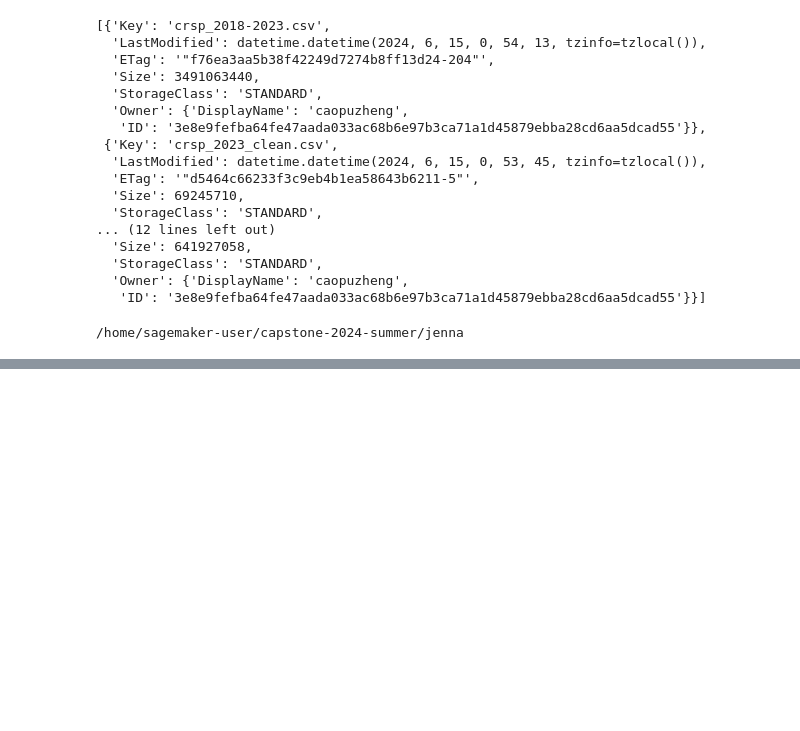
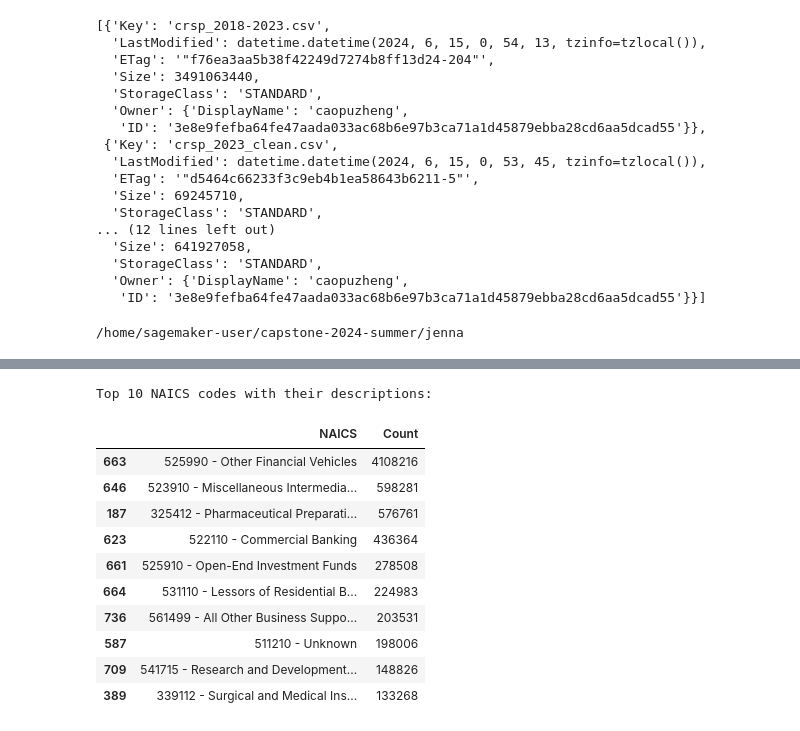
Before and after one commit to Shuo-Wang-UCBerkeley/VIP, a Jupyter notebook: jenna/crsp_2018-2023_eda.ipynb, the cells around one changed output, grey strips where cells are left out. Drawn from its saved outputs; the diff is of its cells as text; code cells hidden in the pictures; blank space fills up the shorter version.

```diff
--- a/jenna/crsp_2018-2023_eda.ipynb
+++ b/jenna/crsp_2018-2023_eda.ipynb
@@ -125,0 +395,32 @@ df = pd.read_csv(file_path)
+# %%
+naics_code_lookup = {
+                      525990.0: '525990 - Other Financial Vehicles',
+                      523910.0: '523910 - Miscellaneous Intermediation',
+                      325412.0: '325412 - Pharmaceutical Preparation Manufacturing',
+                      522110.0: '522110 - Commercial Banking',
+                      525910.0: '525910 - Open-End Investment Funds',
+                      531110.0: '531110 - Lessors of Residential Buildings and Dwellings',
+                      561499.0: '561499 - All Other Business Support Services',
+                      511210.0: '511210 - Unknown',
+                      541715.0: '541715 - Research and Development in the Physical, Engineering, and Life Sciences (except Nanotechnology and Biotechnology)',
+                      339112.0: '339112 - Surgical and Medical Instrument Manufacturing',
+                    }
+
+# Replace top 10 NAICS codes with their descriptions
+grouped_naics_sorted['NAICS'] = grouped_naics_sorted['NAICS'].map(naics_code_lookup).fillna(grouped_naics_sorted['NAICS'])
+
+print("\nTop 10 NAICS codes with their descriptions:")
+grouped_naics_sorted.head(10)
+# %% [output]
+Top 10 NAICS codes with their descriptions:
+|  | NAICS | Count |
+| 663 | 525990 - Other Financial Vehicles | 4108216 |
+| 646 | 523910 - Miscellaneous Intermedia... | 598281 |
+| 187 | 325412 - Pharmaceutical Preparati... | 576761 |
+| 623 | 522110 - Commercial Banking | 436364 |
+| 661 | 525910 - Open-End Investment Funds | 278508 |
+| 664 | 531110 - Lessors of Residential B... | 224983 |
+| 736 | 561499 - All Other Business Suppo... | 203531 |
+| 587 | 511210 - Unknown | 198006 |
+| 709 | 541715 - Research and Development... | 148826 |
+| 389 | 339112 - Surgical and Medical Ins... | 133268 |
```
Also changed, not shown: parts of 25 cells of this notebook.
